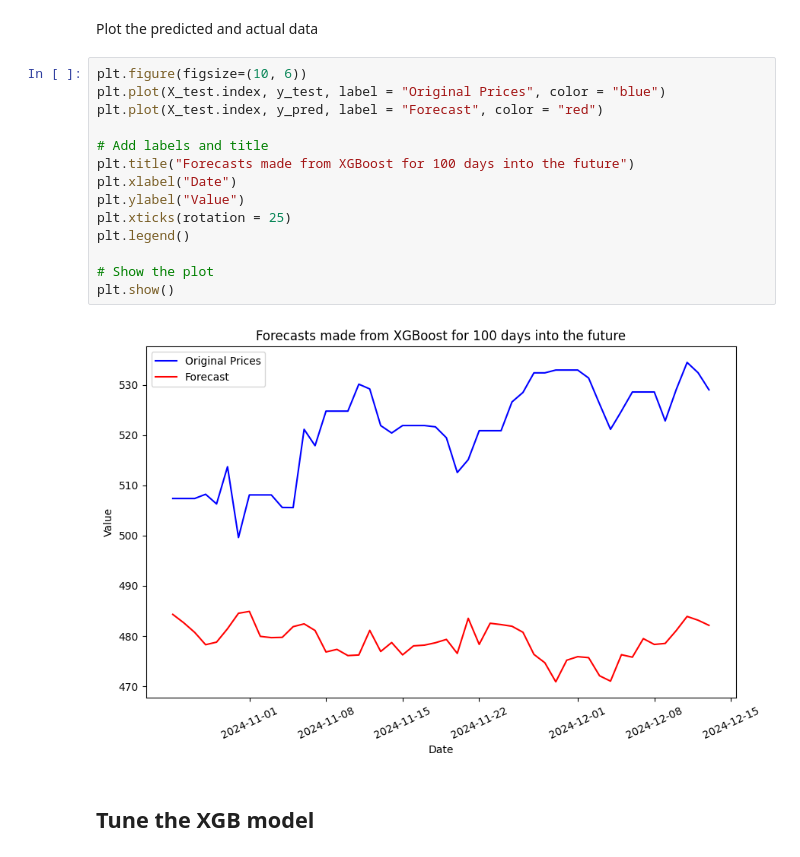
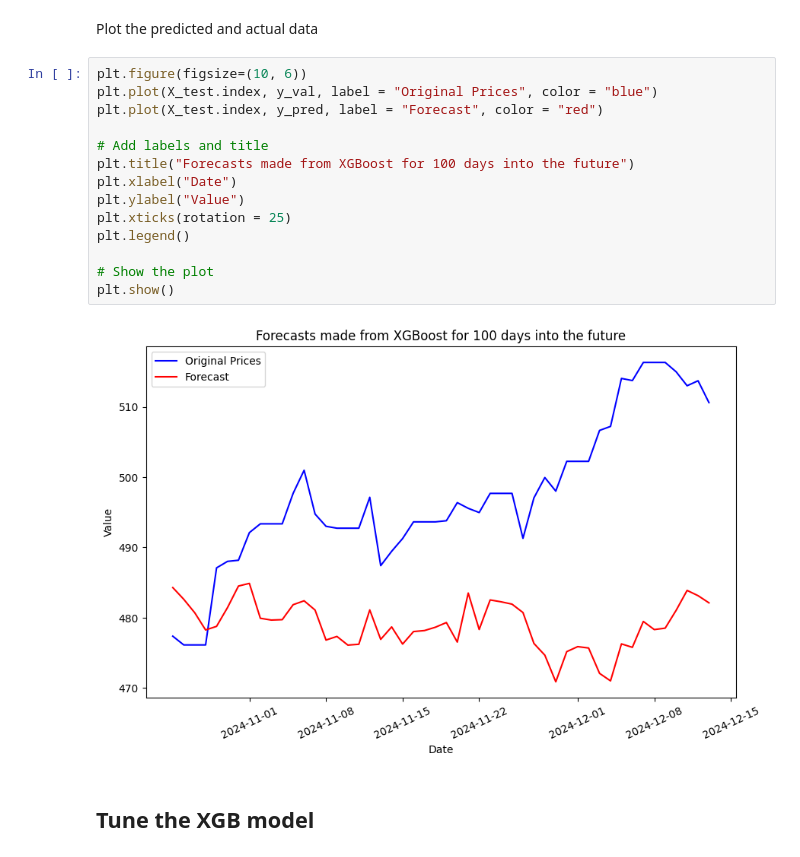
Before and after one commit to yjiahao/time-series-stocks, a Jupyter notebook: XGBoost_tuning.ipynb, the cells around one changed output. Drawn from its saved outputs; the diff is of its cells as text.

Commit message:
update plot

```diff
--- a/XGBoost_tuning.ipynb
+++ b/XGBoost_tuning.ipynb
@@ -94,20 +94,20 @@ array([484.28497, 482.62   , 480.70892, 478.25226, 478.76468, 481.44086,
 Plot the predicted and actual data
 # %%
 plt.figure(figsize=(10, 6))
-plt.plot(X_test.index, y_test, label = "Original Prices", color = "blue")
+plt.plot(X_test.index, y_val, label = "Original Prices", color = "blue")
 plt.plot(X_test.index, y_pred, label = "Forecast", color = "red")
 
 # Add labels and title
 plt.title("Forecasts made from XGBoost for 100 days into the future")
 plt.xlabel("Date")
 plt.ylabel("Value")
 plt.xticks(rotation = 25)
 plt.legend()
 
 # Show the plot
 plt.show()
 # %% [output]
-[figure, old version]
+[figure, new version]
 # %% [markdown]
 ## Tune the XGB model
 # %%
```
